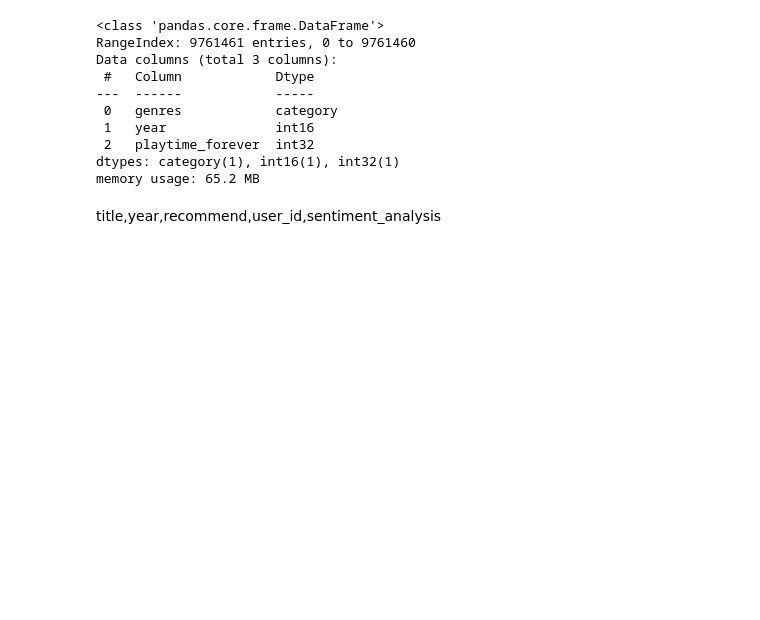
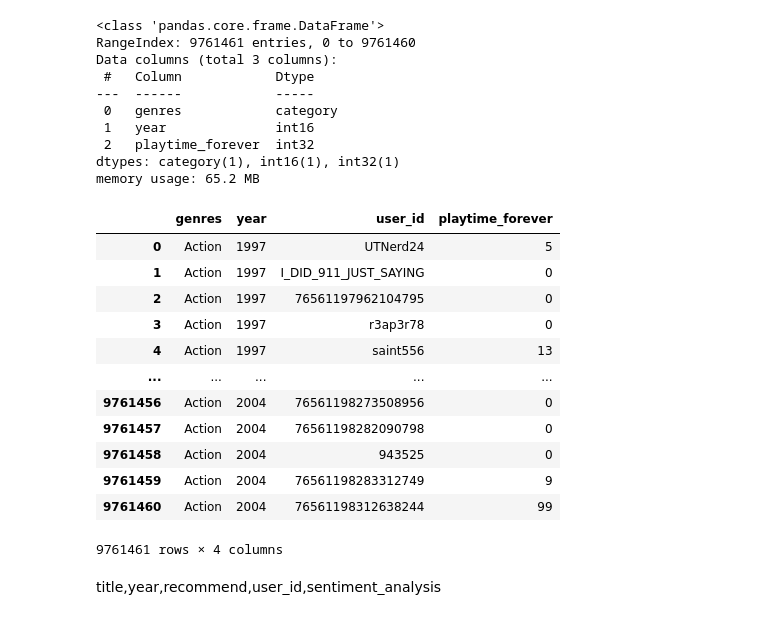
Before and after one commit to PatoMarzi/Steam_ML, a Jupyter notebook: ETL.ipynb, the cells around one changed output. Cells and saved outputs as stored; diff of their text form; code cells hidden in the pictures; blank space fills up the shorter version.

```diff
--- a/ETL.ipynb
+++ b/ETL.ipynb
@@ -635,6 +635,22 @@ f1.to_parquet('./data/f1.parquet')
 f2 = pd.read_parquet('./data/genre_functions.parquet')
 # %%
 f2.to_parquet('./data/f2.parquet')
+# %%
+f2
+# %% [output]
+|  | genres | year | user_id | playtime_forever |
+| 0 | Action | 1997 | UTNerd24 | 5 |
+| 1 | Action | 1997 | I_DID_911_JUST_SAYING | 0 |
+| 2 | Action | 1997 | 76561197962104795 | 0 |
+| 3 | Action | 1997 | r3ap3r78 | 0 |
+| 4 | Action | 1997 | saint556 | 13 |
+| ... | ... | ... | ... | ... |
+| 9761456 | Action | 2004 | 76561198273508956 | 0 |
+| 9761457 | Action | 2004 | 76561198282090798 | 0 |
+| 9761458 | Action | 2004 | 943525 | 0 |
+| 9761459 | Action | 2004 | 76561198283312749 | 9 |
+| 9761460 | Action | 2004 | 76561198312638244 | 99 |
+9761461 rows × 4 columns
 # %%
 f3 = pd.read_parquet('./data/recommendations.parquet')
 # %% [markdown]
```
Also changed, not shown: 2 other files.
